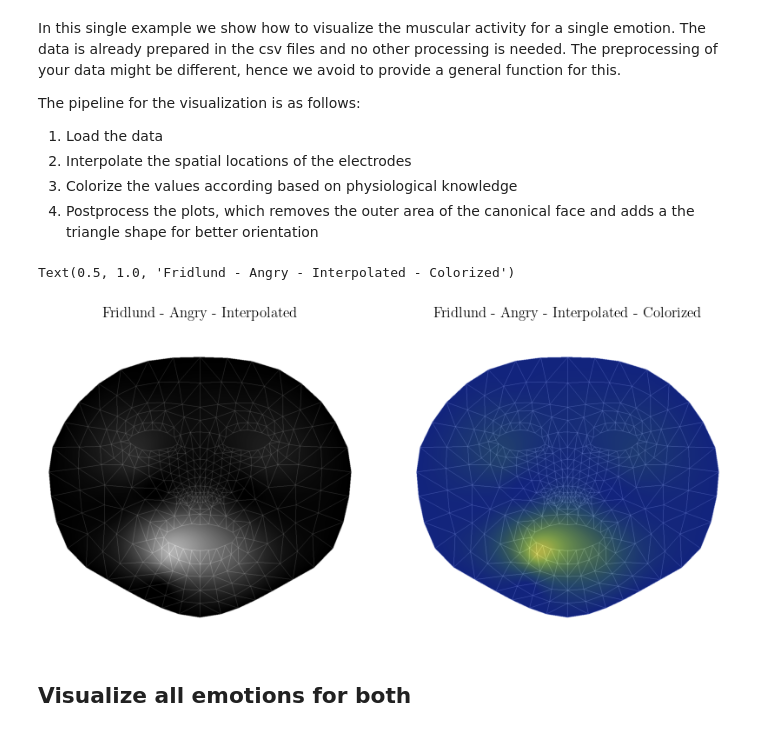
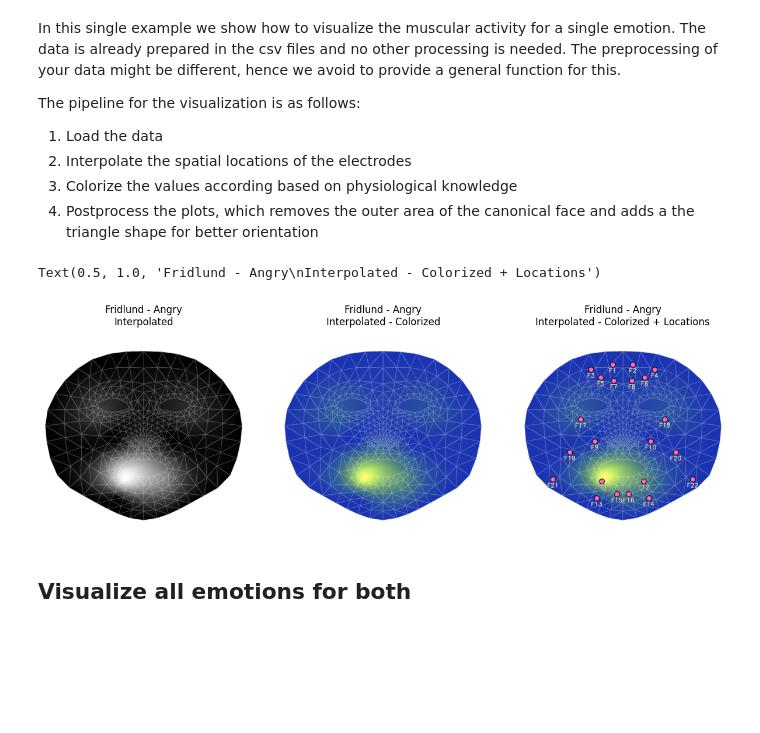
Before and after one commit to cvjena/electromyogram, a Jupyter notebook: examples/emotions.ipynb, the cells around one changed output. Saved outputs shown, nothing was run; the diff lists cells and outputs as text; code cells hidden in the pictures; blank space fills up the shorter version.

Commit message:
Update examples and teaser figure

```diff
--- a/examples/emotions.ipynb
+++ b/examples/emotions.ipynb
@@ -40,19 +40,23 @@ powermap_angry = emg.interpolate(scheme=emg.Fridlund(), emg_values=fridlund['ang
 powermap_angry_gray  = emg.colorize(powermap_angry, cmap="gray")
 powermap_angry_color = emg.colorize(powermap_angry, cmap=palettable.scientific.sequential.Imola_20)
 
-powermap_angry_gray  = emg.postprocess(powermap_angry_gray, triangles_alpha=0.3)
-powermap_angry_color = emg.postprocess(powermap_angry_color, triangles_alpha=0.3)
+powermap_angry_gray    = emg.postprocess(powermap_angry_gray,  triangles_alpha=0.3)
+powermap_angry_color_c = emg.postprocess(powermap_angry_color, triangles_alpha=0.3)
+powermap_angry_color_l = emg.postprocess(powermap_angry_color, triangles_alpha=0.3, draw_locations=True, scheme=emg.Fridlund())
 # %%
-fig, ax = plt.subplots(1, 2, figsize=(10, 5))
+fig, ax = plt.subplots(1, 3, figsize=(15, 5))
 ax[0].axis('off')
 ax[1].axis('off')
+ax[2].axis('off')
 ax[0].imshow(powermap_angry_gray)
-ax[1].imshow(powermap_angry_color)
-ax[0].set_title('Fridlund - Angry - Interpolated')
-ax[1].set_title('Fridlund - Angry - Interpolated - Colorized')
+ax[1].imshow(powermap_angry_color_c)
+ax[2].imshow(powermap_angry_color_l)
+ax[0].set_title('Fridlund - Angry\nInterpolated')
+ax[1].set_title('Fridlund - Angry\nInterpolated - Colorized')
+ax[2].set_title('Fridlund - Angry\nInterpolated - Colorized + Locations')
 # %% [output]
-Text(0.5, 1.0, 'Fridlund - Angry - Interpolated - Colorized')
+Text(0.5, 1.0, 'Fridlund - Angry\nInterpolated - Colorized + Locations')
-[figure, old version]
+[figure, new version]
 # %% [markdown]
 ## Visualize all emotions for both
 # %% [markdown]
```
Also changed, not shown: parts of 1 cell of this notebook, 2 other files.
